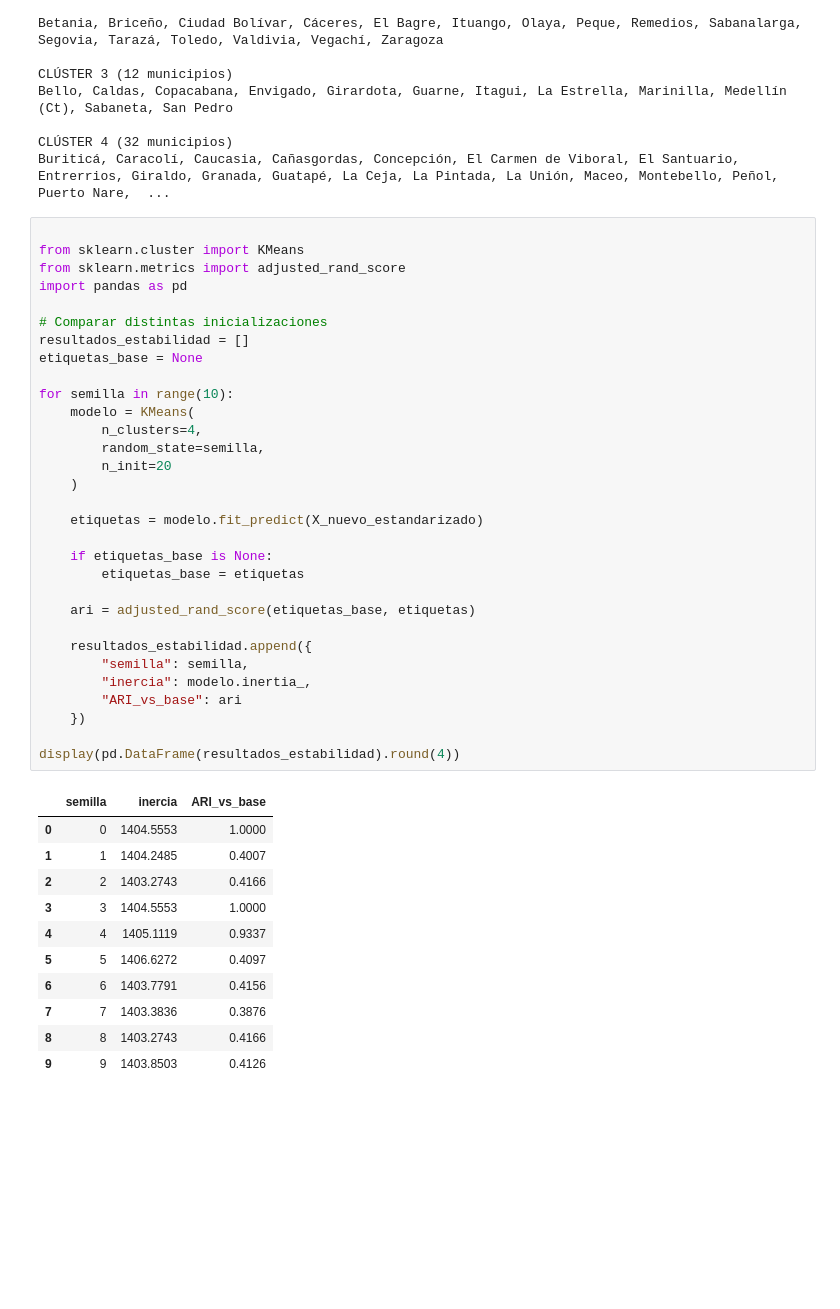
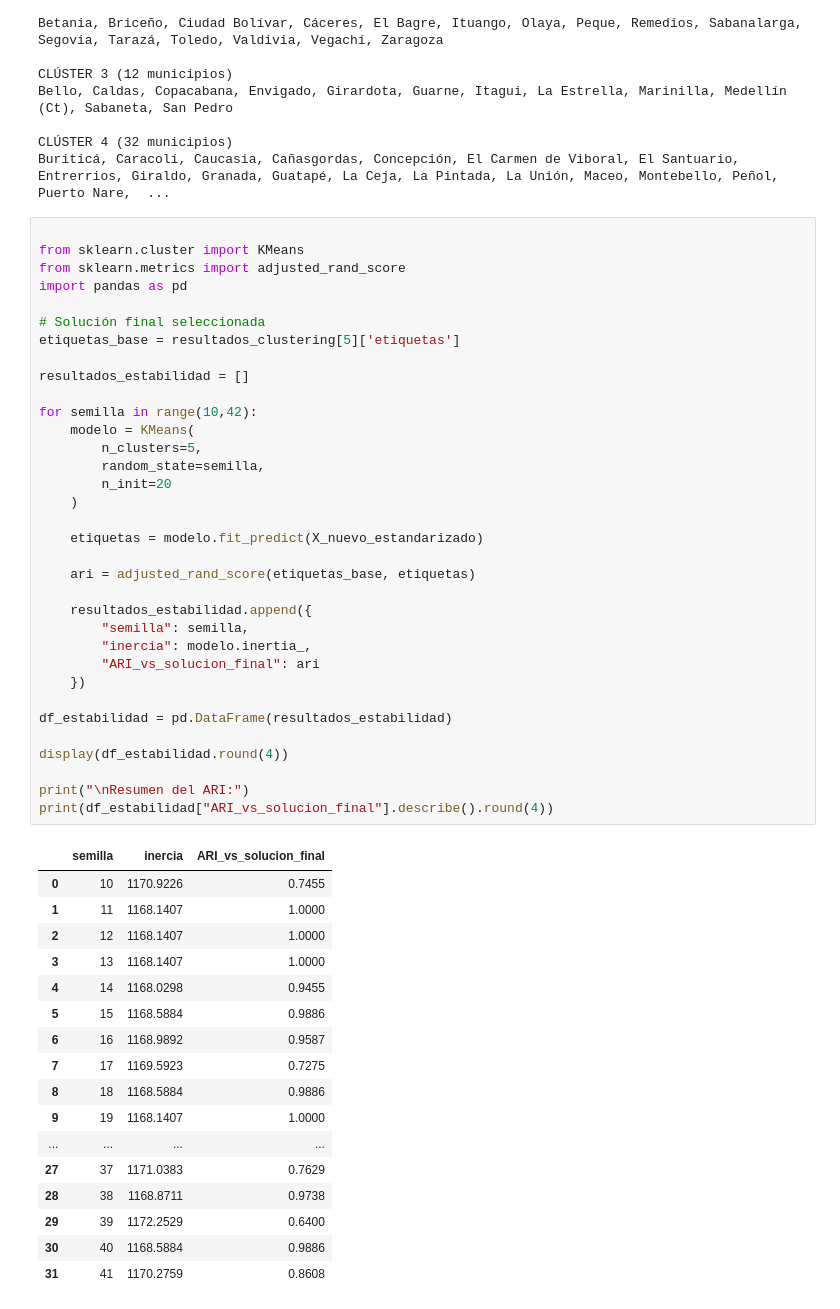
Before and after one commit to SaraBalbin/DW_Analisis_Criminalidad_Colombia, a Jupyter notebook: 06_Agrupamiento_final.ipynb, the cells around one changed output. Drawn from its saved outputs; the diff is of its cells as text; blank space fills up the shorter version.

```diff
--- a/06_Agrupamiento_final.ipynb
+++ b/06_Agrupamiento_final.ipynb
@@ -810,43 +810,52 @@ Buriticá, Caracolí, Caucasia, Cañasgordas, Concepción, El Carmen de Viboral,
 # %%
 
 from sklearn.cluster import KMeans
 from sklearn.metrics import adjusted_rand_score
 import pandas as pd
 
-# Comparar distintas inicializaciones
+# Solución final seleccionada
+etiquetas_base = resultados_clustering[5]['etiquetas']
+
 resultados_estabilidad = []
-etiquetas_base = None
 
-for semilla in range(10):
+for semilla in range(10,42):
     modelo = KMeans(
-        n_clusters=4,
+        n_clusters=5,
         random_state=semilla,
         n_init=20
     )
 
     etiquetas = modelo.fit_predict(X_nuevo_estandarizado)
 
-    if etiquetas_base is None:
-        etiquetas_base = etiquetas
-
     ari = adjusted_rand_score(etiquetas_base, etiquetas)
 
     resultados_estabilidad.append({
         "semilla": semilla,
         "inercia": modelo.inertia_,
-        "ARI_vs_base": ari
+        "ARI_vs_solucion_final": ari
     })
 
-display(pd.DataFrame(resultados_estabilidad).round(4))
+df_estabilidad = pd.DataFrame(resultados_estabilidad)
+
+display(df_estabilidad.round(4))
+
+print("\nResumen del ARI:")
+print(df_estabilidad["ARI_vs_solucion_final"].describe().round(4))
 # %% [output]
-|  | semilla | inercia | ARI_vs_base |
-| 0 | 0 | 1404.5553 | 1.0000 |
-| 1 | 1 | 1404.2485 | 0.4007 |
-| 2 | 2 | 1403.2743 | 0.4166 |
-| 3 | 3 | 1404.5553 | 1.0000 |
-| 4 | 4 | 1405.1119 | 0.9337 |
-| 5 | 5 | 1406.6272 | 0.4097 |
-| 6 | 6 | 1403.7791 | 0.4156 |
-| 7 | 7 | 1403.3836 | 0.3876 |
-| 8 | 8 | 1403.2743 | 0.4166 |
-| 9 | 9 | 1403.8503 | 0.4126 |
+|  | semilla | inercia | ARI_vs_solucion_final |
+| 0 | 10 | 1170.9226 | 0.7455 |
+| 1 | 11 | 1168.1407 | 1.0000 |
+| 2 | 12 | 1168.1407 | 1.0000 |
+| 3 | 13 | 1168.1407 | 1.0000 |
+| 4 | 14 | 1168.0298 | 0.9455 |
+| 5 | 15 | 1168.5884 | 0.9886 |
+| 6 | 16 | 1168.9892 | 0.9587 |
+| 7 | 17 | 1169.5923 | 0.7275 |
+| 8 | 18 | 1168.5884 | 0.9886 |
+| 9 | 19 | 1168.1407 | 1.0000 |
+| ... | ... | ... | ... |
+| 27 | 37 | 1171.0383 | 0.7629 |
+| 28 | 38 | 1168.8711 | 0.9738 |
+| 29 | 39 | 1172.2529 | 0.6400 |
+| 30 | 40 | 1168.5884 | 0.9886 |
+| 31 | 41 | 1170.2759 | 0.8608 |
```
Also changed, not shown: parts of 4 cells of this notebook.
